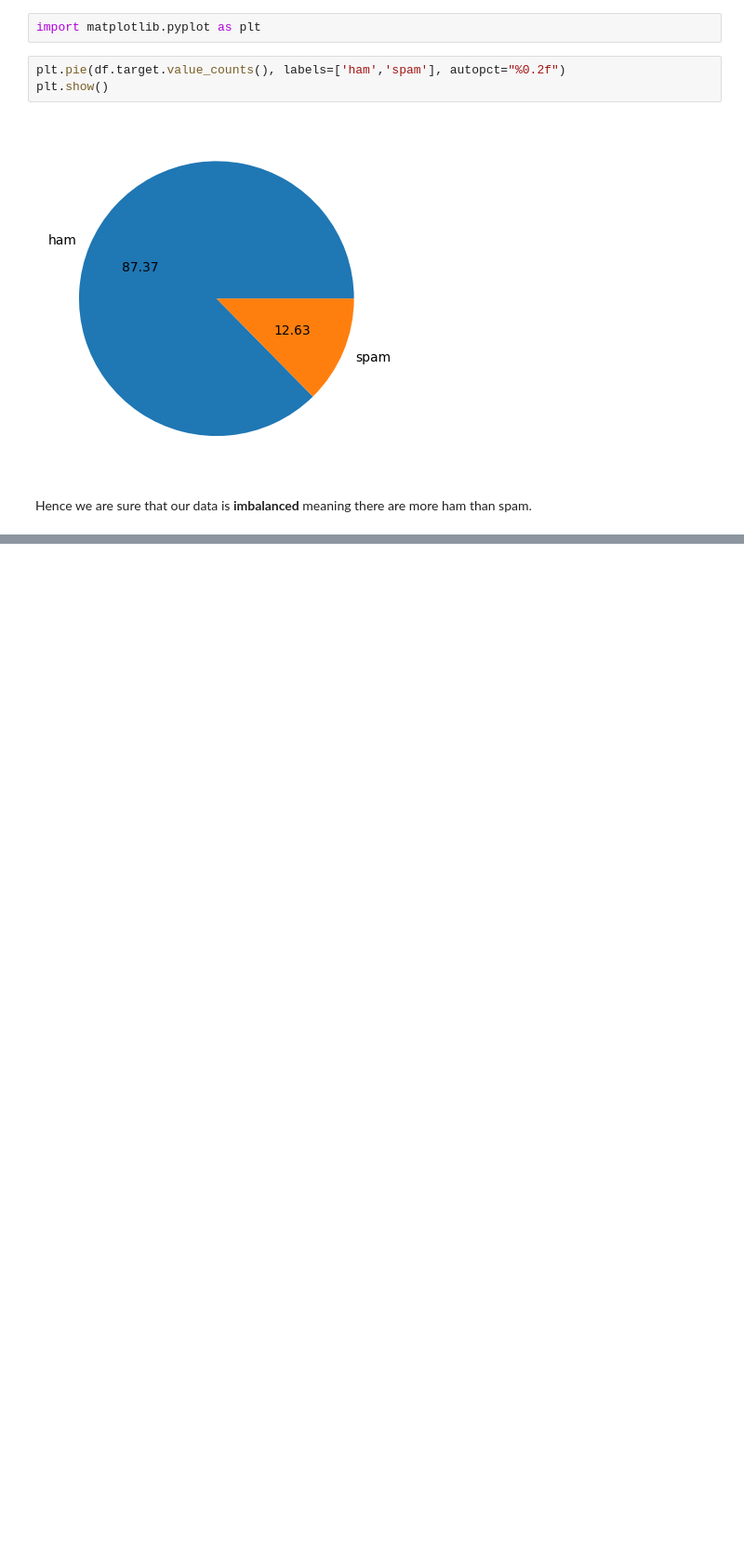
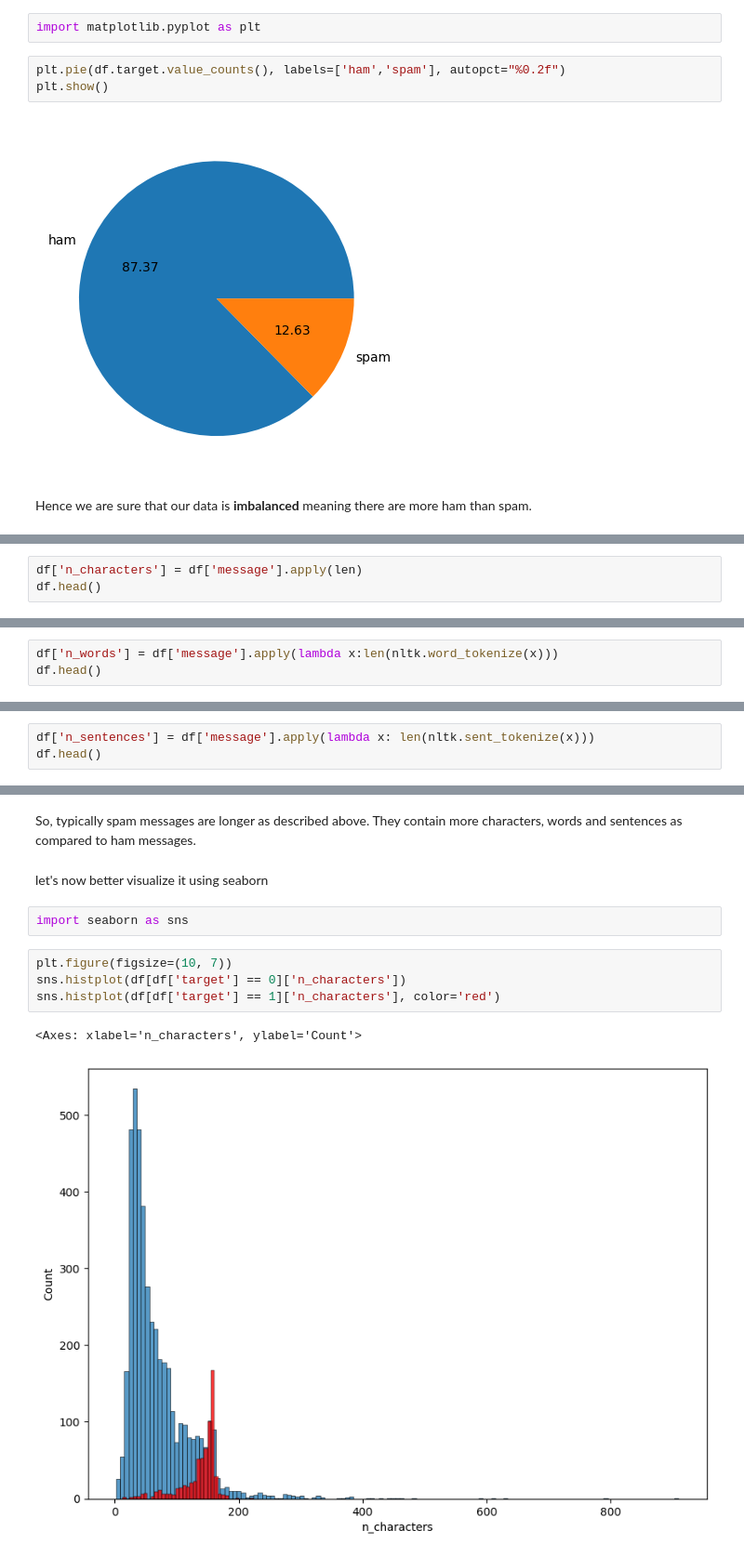
Before and after one commit to M-Awwab-Khan/spam-sms-classifier, a Jupyter notebook: sms_spam_classifier.ipynb, the cells around one changed output, grey strips where cells are left out. Shown at 93% size. Drawn from its saved outputs; the diff is of its cells as text; blank space fills up the shorter version.

```diff
--- a/sms_spam_classifier.ipynb
+++ b/sms_spam_classifier.ipynb
@@ -142,0 +151,3 @@ Hence we are sure that our data is **imbalanced** meaning there are more ham tha
+# %%
+df['n_characters'] = df['message'].apply(len)
+df.head()
@@ -142,0 +161,3 @@ Hence we are sure that our data is **imbalanced** meaning there are more ham tha
+# %%
+df['n_words'] = df['message'].apply(lambda x:len(nltk.word_tokenize(x)))
+df.head()
@@ -142,0 +171,3 @@ Hence we are sure that our data is **imbalanced** meaning there are more ham tha
+# %%
+df['n_sentences'] = df['message'].apply(lambda x: len(nltk.sent_tokenize(x)))
+df.head()
@@ -142,0 +223,13 @@ Hence we are sure that our data is **imbalanced** meaning there are more ham tha
+# %% [markdown]
+So, typically spam messages are longer as described above. They contain more characters, words and sentences as compared to ham messages.
+# %% [markdown]
+let's now better visualize it using seaborn
+# %%
+import seaborn as sns
+# %%
+plt.figure(figsize=(10, 7))
+sns.histplot(df[df['target'] == 0]['n_characters'])
+sns.histplot(df[df['target'] == 1]['n_characters'], color='red')
+# %% [output]
+<Axes: xlabel='n_characters', ylabel='Count'>
+[figure, added]
```
Also changed, not shown: parts of 20 cells of this notebook.
